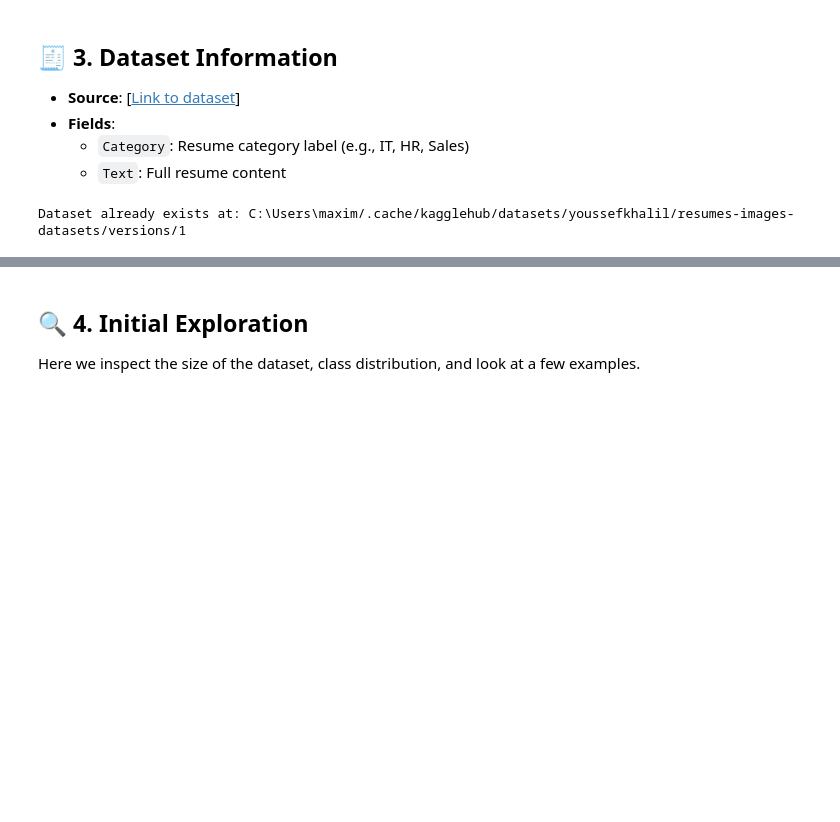
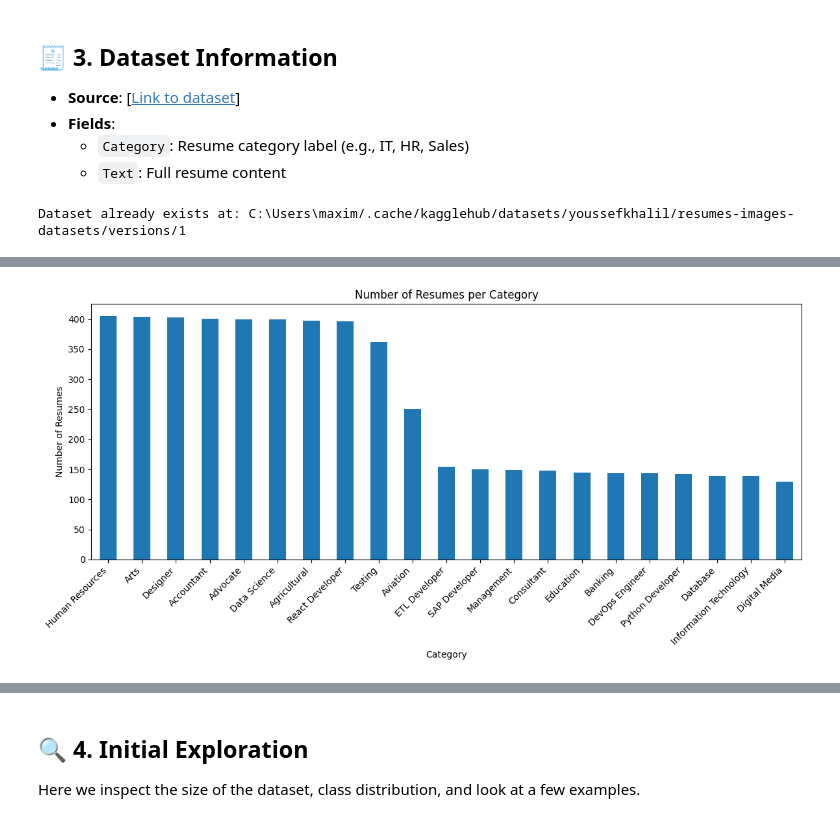
Before and after one commit to Edelan89/Resume_Classifier_with_NLP, a Jupyter notebook: Resume_Classifier_with_NLP.ipynb, the cells around one changed output, grey strips where cells are left out. Cells and saved outputs as stored; diff of their text form; code cells hidden in the pictures; blank space fills up the shorter version.

```diff
--- a/Resume_Classifier_with_NLP.ipynb
+++ b/Resume_Classifier_with_NLP.ipynb
@@ -38,0 +82,30 @@ Dataset already exists at: C:\Users\maxim/.cache/kagglehub/datasets/youssefkhali
+# %%
+import pandas as pd
+
+# list of data
+data = []
+
+# iterate through all files in the directory
+for root, dirs, files in os.walk(path_test):
+    print(f'exploring {root}')
+    for file in files:
+        ext = os.path.splitext(file)[1]
+        if ext in valid_extensions:
+            file_path = os.path.join(root, file)
+            label = os.path.basename(os.path.dirname(file_path))
+            print(f"Valid file found: {file_path}")
+            data.append({
+                "file_path": file_path.replace("\\", "/"),
+                "label": label,
+                "extension": ext.lower()
+            })
+
+# Create a DataFrame from the data
+df = pd.DataFrame(data)
+
+print(f"\n Total valid files found: {len(df)}")
+
+if len(df) > 0:
+    display(df.sample(5))
+else:
+    print("No valid files found")
@@ -39 +136,15 @@ Dataset already exists at: C:\Users\maxim/.cache/kagglehub/datasets/youssefkhali
+# %%
+# Graphic if number of Resumes vs Category
+import matplotlib.pyplot as plt
+
+plt.figure(figsize=(12,6))
+df['label'].value_counts().plot(kind='bar')
+plt.title('Number of Resumes per Category')
+plt.xlabel('Category')
+plt.ylabel('Number of Resumes')
+plt.xticks(rotation=45, ha='right')
+plt.tight_layout()
+plt.show()
+# %% [output]
+[figure, added]
 # %%
```
Also changed, not shown: parts of 6 cells of this notebook, 1 other file.
